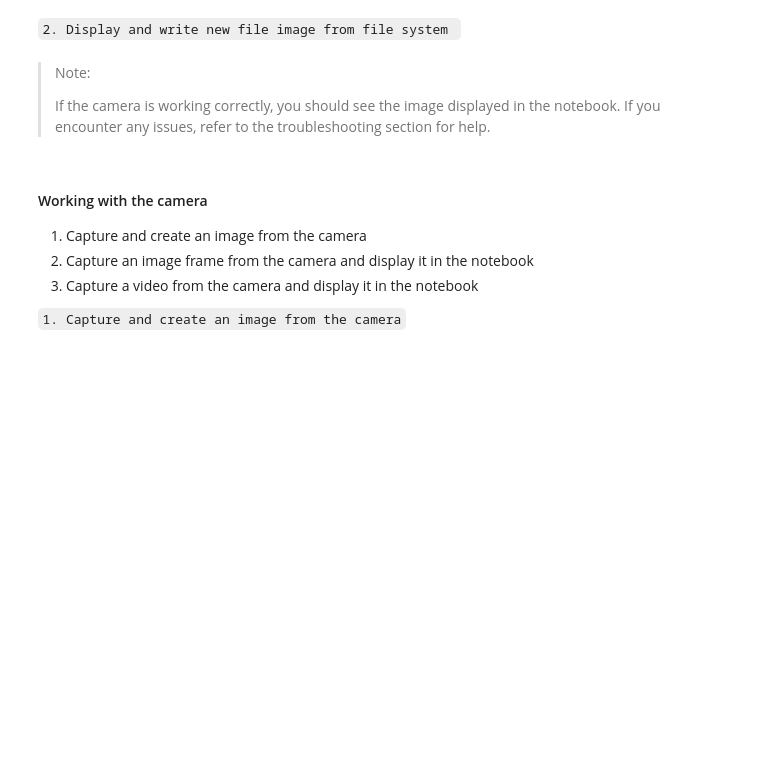
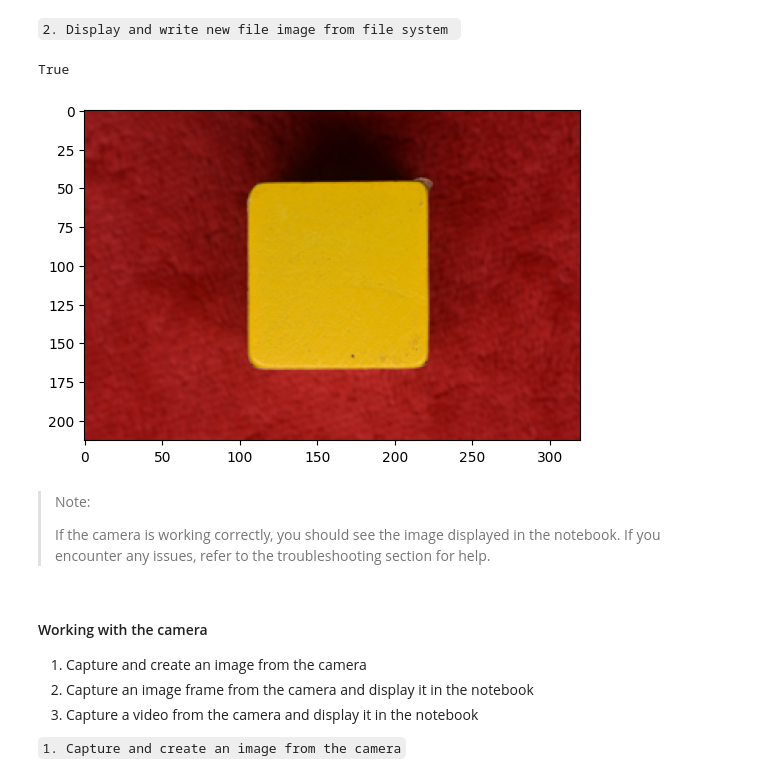
Before and after one commit to Robjects-ROS/SmartVision, a Jupyter notebook: Setup/1_hardware_config/Hardware_Configuration_Checklist.ipynb, the cells around one changed output. Drawn from its saved outputs; the diff is of its cells as text; code cells hidden in the pictures; blank space fills up the shorter version.

```diff
--- a/Setup/1_hardware_config/Hardware_Configuration_Checklist.ipynb
+++ b/Setup/1_hardware_config/Hardware_Configuration_Checklist.ipynb
@@ -221,19 +331,25 @@ plt.show()
 # %%
 
 import cv2
 import matplotlib.pyplot as plt
+# Path to the image file
+directory_head = '../../'
+local_image_path = 'etc/imgs/sample_dataset_image.png'
+# Test image_path = 'new_image.jpg'
+image_path = directory_head + local_image_path
 
 # Read an image from the file system
+image = cv2.imread(image_path)
 
-image = cv2.imread(local_image_path)
-
-# Display the image
-plt.imshow(cv2.cvtColor(image, cv2.COLOR_BGR2RGB))
-plt.axis('off')
-plt.show()
-
+# Convert the image from BGR to RGB
+image = cv2.cvtColor(image  , cv2.COLOR_BGR2RGB)
+# Display the image using matplotlib
+plt.imshow(image)
 # Write the image to a new file
-cv2.imwrite('new_image.jpg', image)
+cv2.imwrite('yellow-block.jpg', image)
+# %% [output]
+True
+[figure, added]
 # %% [markdown]
 
 
```
Also changed, not shown: parts of 45 cells of this notebook, 6 other files.
